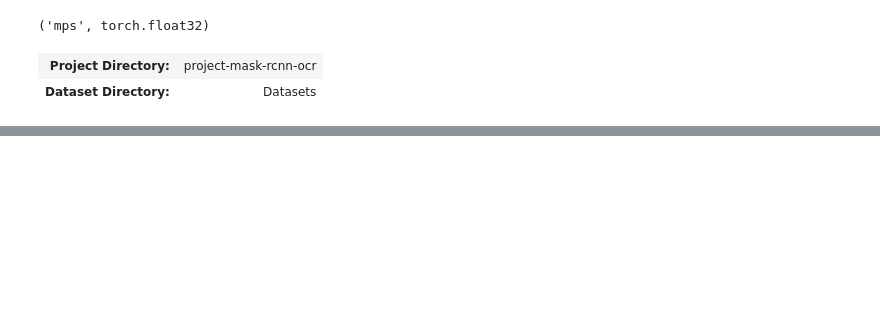
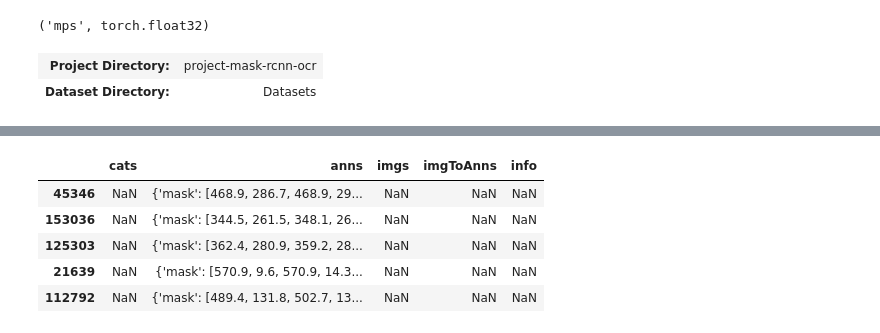
Before and after one commit to roborew/ComputerVision, a Jupyter notebook: pytorch_mask_rcnn/OCR/Train_Mask_RCNN_OCR.ipynb, the cells around one changed output, grey strips where cells are left out. Saved outputs shown, nothing was run; the diff lists cells and outputs as text; code cells hidden in the pictures; blank space fills up the shorter version.

```diff
--- a/pytorch_mask_rcnn/OCR/Train_Mask_RCNN_OCR.ipynb
+++ b/pytorch_mask_rcnn/OCR/Train_Mask_RCNN_OCR.ipynb
@@ -94,0 +121,2 @@ pd.Series({
+# %%
+ct = coco_text.COCO_Text(json_file_path)
@@ -94,0 +135,32 @@ pd.Series({
+# %%
+# # Load the data from the cocotext.v2.json file
+# with open(f'{dataset_dir}/cocotext.v2.json', 'r') as f:
+#     data = json.load(f)
+# # ct = coco_text.COCO_Text(f'{dataset_dir}/cocotext.v2.json')
+# Initialize an empty list to store the dictionaries
+image_annotations = []
+file_set = set(file.name for file in img_file_paths)
+
+# Iterate over the annotations in the data
+for img_id, annotation in ct.imgs.items():
+    # Create a dictionary with the image file name and the annotation
+    # Iterate over the annotations in img_file_paths
+    if annotation['file_name'] in file_set:
+        fn = annotation['file_name']
+
+    image_annotation = {"file_name":fn,
+                        "image_iD": img_id, "annotation": annotation}
+
+
+    # Append the dictionary to the list
+    image_annotations.append(image_annotation)
+
+
+# Convert the list of dictionaries into a pandas DataFrame
+annotation_df = pd.DataFrame(image_annotations)
+
+annotation_df['index'] = annotation_df.apply(lambda row: row['imagePath'].split('.')[0], axis=1)
+annotation_df = annotation_df.set_index('index')
+annotation_df['index'] =
+# Display the first few rows of the DataFrame
+df.head()
@@ -94,0 +174,16 @@ pd.Series({
+# %%
+with open(json_file_path, 'r') as json_file:
+    annotation_df = pd.read_json(json_file)
+
+# Assign the image file name as the index for each row
+# annotation_df['index'] = annotation_df.apply(lambda row: row['file_name'].split('.')[0], axis=1)
+# annotation_df = annotation_df.set_index('index')
+
+annotation_df.head()
+# %% [output]
+|  | cats | anns | imgs | imgToAnns | info |
+| 45346 | NaN | {'mask': [468.9, 286.7, 468.9, 29... | NaN | NaN | NaN |
+| 153036 | NaN | {'mask': [344.5, 261.5, 348.1, 26... | NaN | NaN | NaN |
+| 125303 | NaN | {'mask': [362.4, 280.9, 359.2, 28... | NaN | NaN | NaN |
+| 21639 | NaN | {'mask': [570.9, 9.6, 570.9, 14.3... | NaN | NaN | NaN |
+| 112792 | NaN | {'mask': [489.4, 131.8, 502.7, 13... | NaN | NaN | NaN |
```
Also changed, not shown: parts of 8 cells of this notebook, 4 other files.
